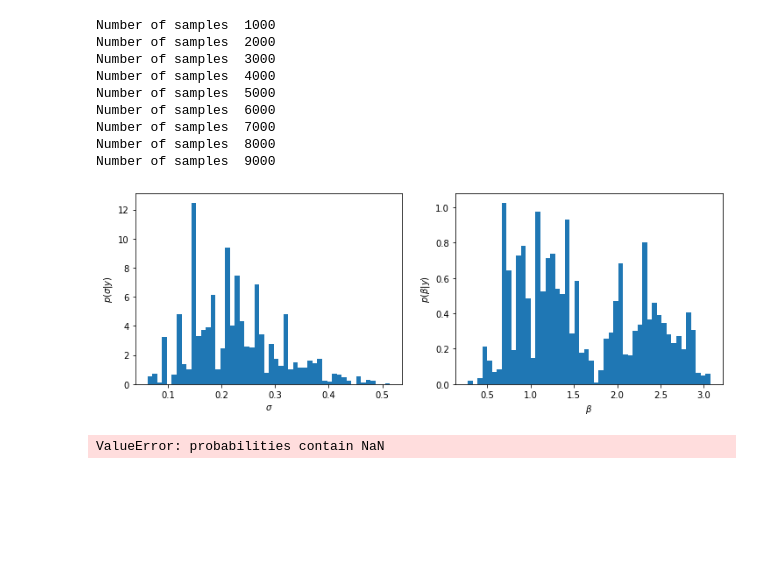
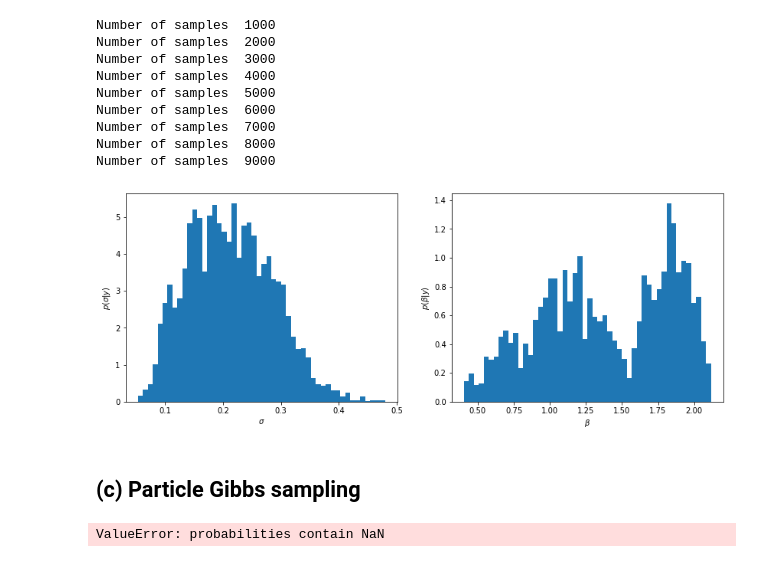
Before and after one commit to marcusklasson/smc_methods, a Jupyter notebook: homework/h3.ipynb, the cells around one changed output. Cells and saved outputs as stored; diff of their text form; code cells hidden in the pictures; blank space fills up the shorter version.

```diff
--- a/homework/h3.ipynb
+++ b/homework/h3.ipynb
@@ -49,13 +51,13 @@ def bootstrap_particle_filter(y, N, theta, resampling=True):
     return x, w, logl
 # %%
 # Static parameters
-Phi = [0.0, 0.1, 0.25, 0.5, 0.7, 0.75, 0.8, 0.9, 1.0]
+Phi = [0.0, 0.1, 0.25, 0.5, 0.7, 0.75, 0.8, 0.85, 0.9, 0.95, 1.0]
 sigma = 0.16
 beta = 0.7
 
 n_runs = 10
 logl_list = []
-N = 100
+N = 500
 
 for i, phi in enumerate(Phi):
     theta = [phi, sigma, beta]
@@ -71,4 +73,5 @@ fig, ax = plt.subplots(figsize=(12, 5))
 ax.boxplot(logl_list, showfliers=False, labels=phi_list)
 ax.set_xlabel(r"$\phi$"); ax.set_ylabel("Log-Likelihood");
 plt.show()
+fig.savefig('h3_boxplot.png')
 # %% [output]
@@ -76,5 +81,5 @@ plt.show()
 # %%
-def gaussian_random_walk(x, scale=1.0):
+def gaussian_random_walk(x, scale=0.1):
     notfound = True # For finding positive sample
     while notfound:
         xs = np.random.normal(loc=x, scale=scale)
@@ -140,7 +145,7 @@ def particle_metropolis_hastings(y, M=10000, N=20):
     return theta, logl
 # %%
 M = 10000 # number of samples from PMH
-N = 100 # number of particles in BPF
+N = 500 # number of particles in BPF
 
 theta, logl = particle_metropolis_hastings(y, M, N)
 # %% [output]
@@ -154,12 +159,13 @@ Number of samples  7000
 Number of samples  8000
 Number of samples  9000
 # %%
-burnin = 6000
-fig, ax = plt.subplots(nrows=1, ncols=2, figsize=(12, 4))
+burnin = 5000
+fig, ax = plt.subplots(nrows=1, ncols=2, figsize=(14, 5))
 ax[0].hist(np.sqrt(theta[burnin:,0]), bins=50, density=True)
 ax[0].set_xlabel(r"$\sigma$"); ax[0].set_ylabel(r"$p(\sigma | y)$");
 ax[1].hist(np.sqrt(theta[burnin:,1]), bins=50, density=True)
 ax[1].set_xlabel(r"$\beta$"); ax[1].set_ylabel(r"$p(\beta | y)$");
 plt.show()
+fig.savefig('h3_marginals.png')
 # %% [output]
-[figure, old version]
+[figure, new version]
@@ -208,3 +172,5 @@ def systematic_resampling(w):
+# %% [markdown]
+## (c) Particle Gibbs sampling
 # %%
 def particle_gibbs_bpf(y, x_ref, N, theta, resampling='multinomial'):
     # Static parameters
```
Also changed, not shown: parts of 4 cells of this notebook, 18 other files.
